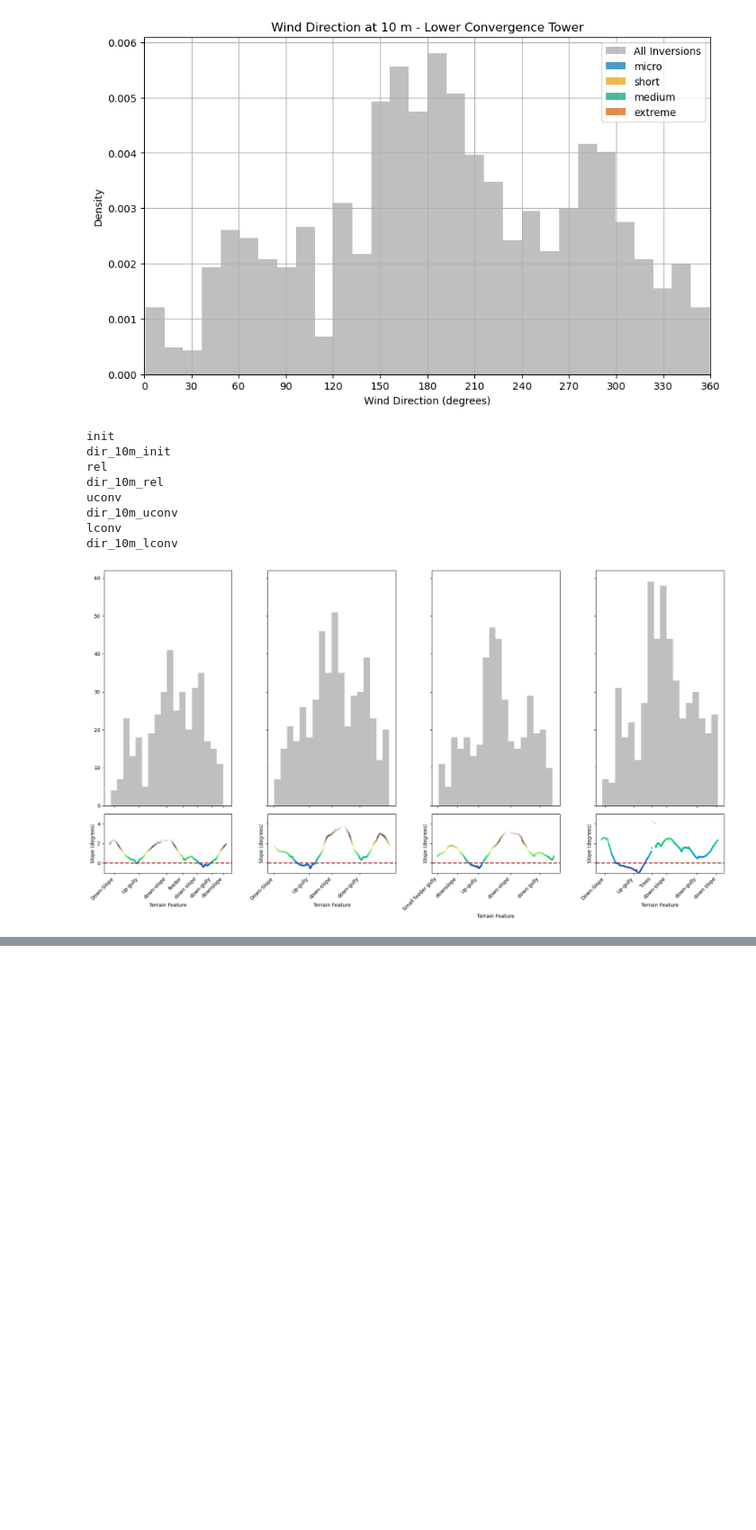
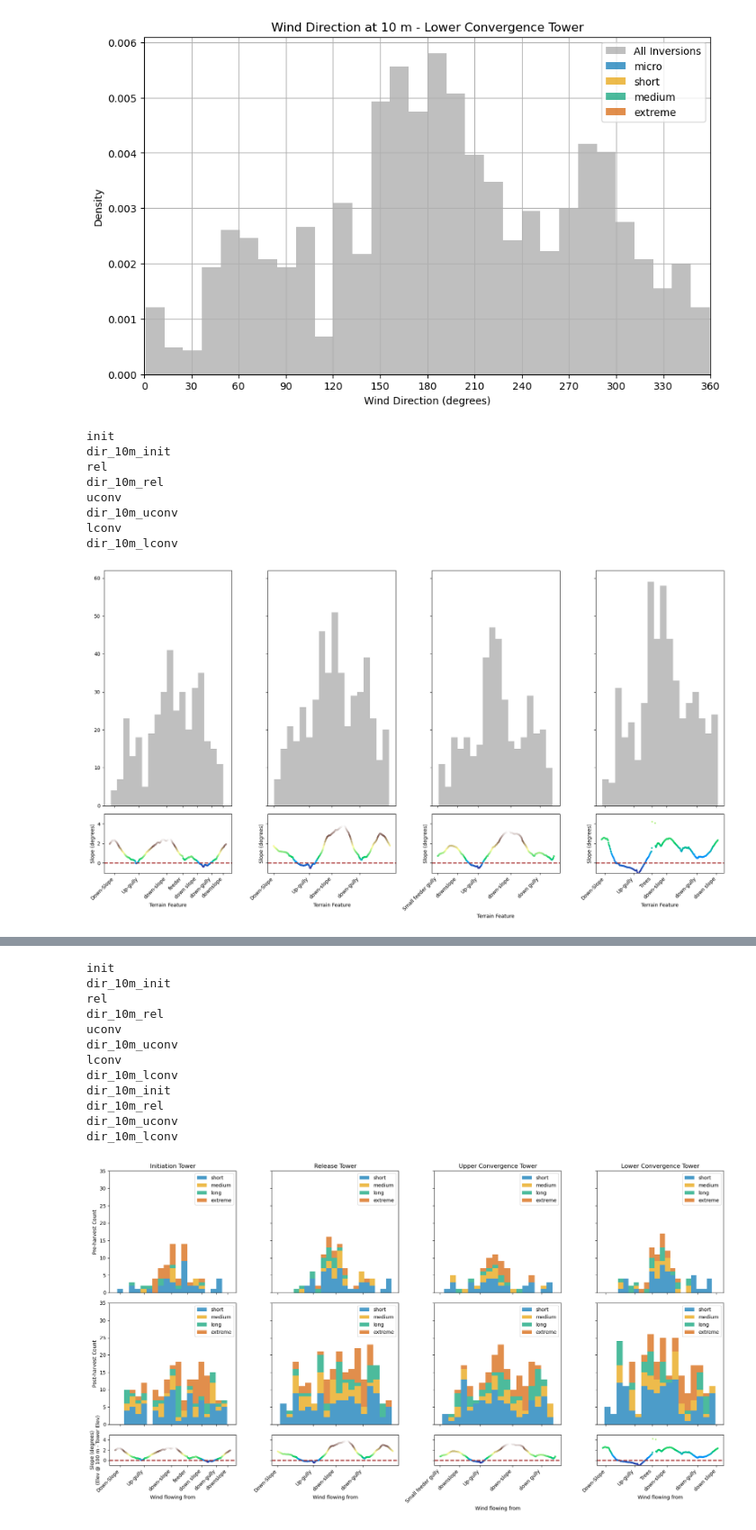
Before and after one commit to marositesUSC/SAVANT, a Jupyter notebook: topography.ipynb, the cells around one changed output, grey strips where cells are left out. Shown at 90% size. Drawn from its saved outputs; the diff is of its cells as text; code cells hidden in the pictures; blank space fills up the shorter version.

```diff
--- a/topography.ipynb
+++ b/topography.ipynb
@@ -1056,0 +1051,77 @@ lconv
+# %%
+inv_classes =  ['short', 'medium', 'long', 'extreme'] # ['micro', 'short', 'medium', 'long', 'extreme']
+colors = ["#0072B2", "#E69F00", "#009E73", "#D55E00"] # ["#56B4E9", "#0072B2", "#E69F00", "#009E73", "#D55E00"]
+y_count_min_max = [0, 35]
+
+# plot two rows of subplots
+# Use the gridspec_kw argument to specify the height ratio of the rows
+fig, axes = plt.subplots(
+    3, 4, figsize=(18, 10), sharex='col', sharey='row',    gridspec_kw={'height_ratios': [1, 1, 0.25]}
+)
+
+for ax, tower_key in zip(axes[0], towers.keys()):
+    print(tower_key)
+    dir_col = [col for col in invdf.columns if tower_key[:-1] in col.lower() and 'dir_10m' in col.lower()][0]
+    print(dir_col)
+    x = []
+    for inv_class in inv_classes:
+        x.append(invdf[(invdf['Inv location'].str.lower().str.contains(tower_key[:-1])) & (invdf['Inv Class'].str.lower() == inv_class) & (invdf['harvest status']=='pre-harvest')][dir_col])
+        # ax.hist(invdf[(invdf['Inv location'].str.lower().str.contains(tower_key[:-1])) & (invdf['Inv Class'].str.lower() == inv_class)][dir_col]
+        #         , histtype='bar', stacked=True, bins=18, alpha=0.7, label=inv_class)
+    ax.hist(x, histtype='bar', stacked=True, bins=18, alpha=0.7, label=inv_classes, color=colors, density=False)
+    ax.set_title(f'{towers[tower_key]["label"]}') # (f'Frequency of Wind Direction at 10 m - {towers[tower_key]["label"]}')
+    ax.legend()
+    ax.set_ylim(y_count_min_max)
+
+
+for ax, tower_key in zip(axes[1], towers.keys()):
+    dir_col = [col for col in invdf.columns if tower_key[:-1] in col.lower() and 'dir_10m' in col.lower()][0]
+    x = []
+    print(dir_col)
+    for inv_class in inv_classes:
+        x.append(invdf[(invdf['Inv location'].str.lower().str.contains(tower_key[:-1])) & (invdf['Inv Class'].str.lower() == inv_class) & (invdf['harvest status']=='post-harvest')][dir_col])
+        # ax.hist(invdf[(invdf['Inv location'].str.lower().str.contains(tower_key[:-1])) & (invdf['Inv Class'].str.lower() == inv_class)][dir_col]
+        #         , histtype='bar', stacked=True, bins=18, alpha=0.7, label=inv_class)
+    ax.hist(x, histtype='bar', stacked=True, bins=18, alpha=0.7, label=inv_classes, color=colors, density=False)
+    ax.legend()
+    ax.set_ylim(y_count_min_max)
+
+for ax, tower_key in zip(axes[2], towers.keys()):
+    # Filter the DataFrame for the current tower
+    tower_points = elevation_points[elevation_points['tower'] == tower_key]
+
+    # Use ax.scatter to plot the points, mapping the color to 'delta_elevation'
+    # The 's' argument controls the size of the markers
+    # The 'c' argument provides the data for the colormap
+    sc = ax.scatter(tower_points['bearing'], tower_points['slope_degrees'],
+                    s=5, c=tower_points['slope_degrees'], cmap='terrain')
+
+    ax.set_xlabel('Wind flowing from')
+    ax.set_ylim(-1, 5)
+    ax.axhline(y=0, color='brown', linestyle='--', linewidth=2)
+
+    # Set custom cardinal ticks and labels
+    if tower_key in tower_dir_labels:
+        ax.set_xticks(tower_dir_labels[tower_key]['cardinal_ticks'])
+        ax.set_xticklabels(tower_dir_labels[tower_key]['cardinal_labels'], rotation=45, ha='right')
+
+axes[0,0].set_ylabel('Pre-harvest Count')
+axes[1,0].set_ylabel('Post-harvest Count')
+axes[2,0].set_ylabel('Slope (degrees)\n(Elev @ 100 m - Tower Elev)')
+
+plt.tight_layout()
+plt.show()
+# %% [output]
+init
+dir_10m_init
+rel
+dir_10m_rel
+uconv
+dir_10m_uconv
+lconv
+dir_10m_lconv
+dir_10m_init
+dir_10m_rel
+dir_10m_uconv
+dir_10m_lconv
+[figure, added]
```
Also changed, not shown: parts of 4 cells of this notebook.
